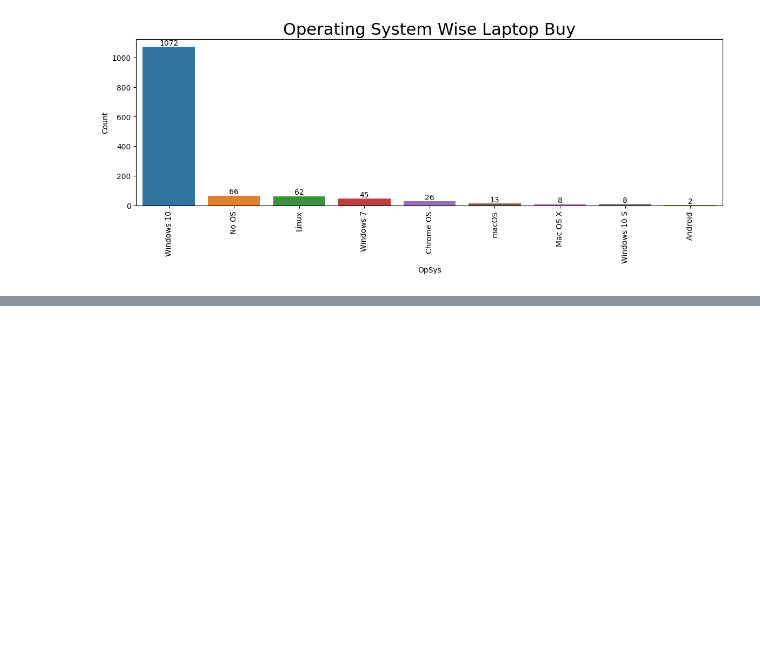
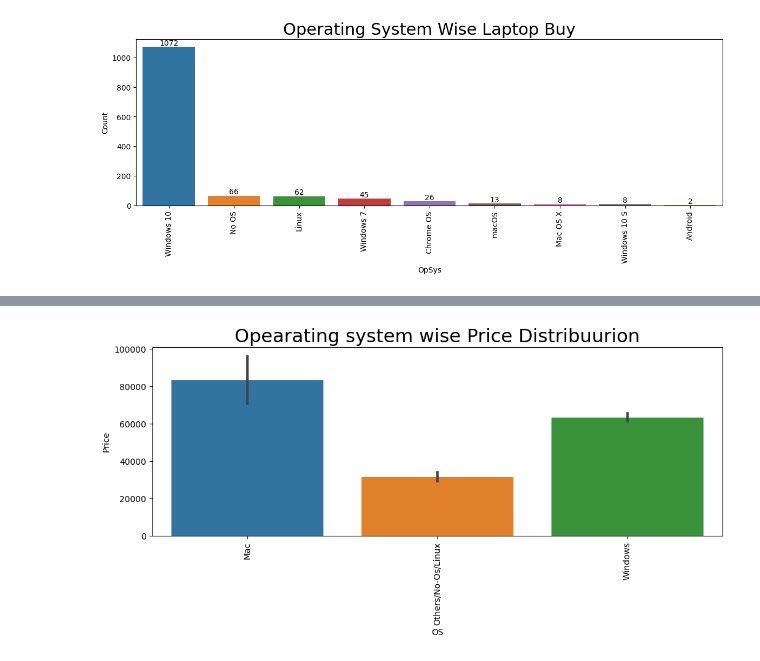
Before and after one commit to AriyantGit/Laprop_price_regression, a Jupyter notebook: Laptop_price_prediction.ipynb, the cells around one changed output, grey strips where cells are left out. Cells and saved outputs as stored; diff of their text form; code cells hidden in the pictures; blank space fills up the shorter version.

```diff
--- a/Laptop_price_prediction.ipynb
+++ b/Laptop_price_prediction.ipynb
@@ -589,0 +590,10 @@ plt.show()
+# %%
+def os_category(inp):
+  if inp in ["Windows 10","Windows 10 S","Windows 7"]:
+    return "Windows"
+  elif inp in ["macOS","Mac OS X","Windows 7"]:
+    return "Mac"
+  else:
+    return "Others/No-Os/Linux"
+# %%
+df["OS"]=df["OpSys"].apply(os_category)
@@ -589,0 +609,8 @@ plt.show()
+# %%
+plt.figure(figsize=(12,4))
+plot=sns.barplot(x=df["OS"],y=df["Price"])
+plot.set_xticklabels(plot.get_xticklabels(),rotation=90)
+plt.title("Opearating system wise Price Distribuurion",size=22)
+plt.show()
+# %% [output]
+[figure, added]
```
Also changed, not shown: parts of 17 cells of this notebook.
